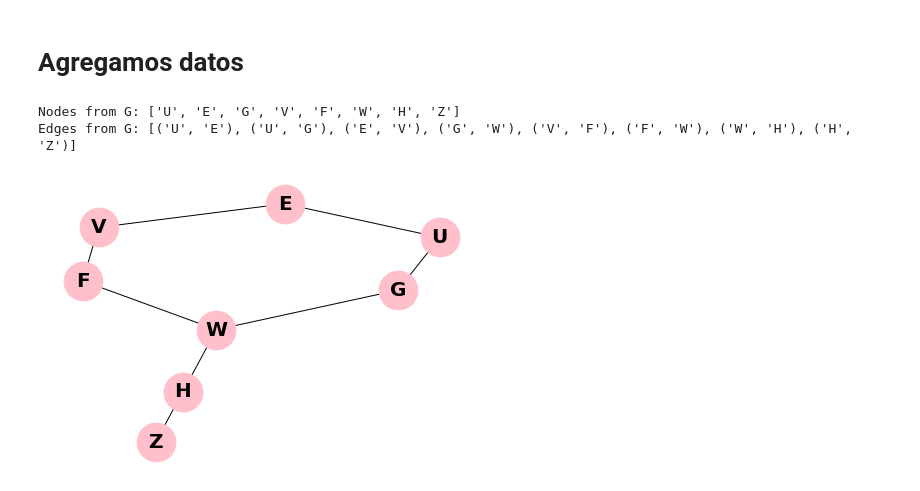
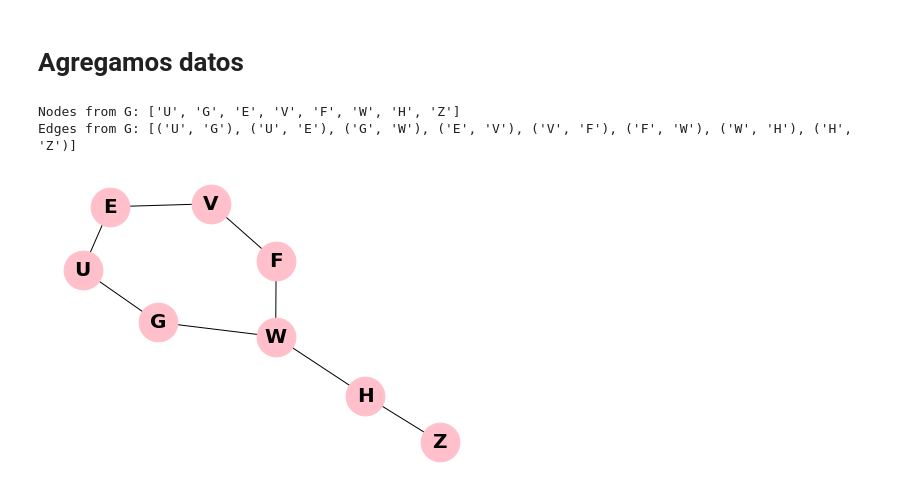
Before and after one commit to AndreaJCharlesSantos/Grafos, a Jupyter notebook: lenguajes-y-automatas-unidad-1-AndreaJCharlesSantos/AdjacencyMapStructure.ipynb, the cells around one changed output. Cells and saved outputs as stored; diff of their text form; code cells hidden in the pictures.

```diff
--- a/lenguajes-y-automatas-unidad-1-AndreaJCharlesSantos/AdjacencyMapStructure.ipynb
+++ b/lenguajes-y-automatas-unidad-1-AndreaJCharlesSantos/AdjacencyMapStructure.ipynb
@@ -27,14 +27,14 @@ adjlist = {}
 # Agregamos datos
 # %%
 adjlist = {
-    "U":["E","G"],
-    "V":["E","F"],
-    "W":["F","G","H"],
-    "Z":["H"]}
+    "U":{"E","G"},
+    "V":{"E","F"},
+    "W":{"F","G","H"},
+    "Z":{"H"}}
 GetGraph(adjlist)
 
 #print(Grafo)
 # %% [output]
-Nodes from G: ['U', 'E', 'G', 'V', 'F', 'W', 'H', 'Z']
-Edges from G: [('U', 'E'), ('U', 'G'), ('E', 'V'), ('G', 'W'), ('V', 'F'), ('F', 'W'), ('W', 'H'), ('H', 'Z')]
+Nodes from G: ['U', 'G', 'E', 'V', 'F', 'W', 'H', 'Z']
+Edges from G: [('U', 'G'), ('U', 'E'), ('G', 'W'), ('E', 'V'), ('V', 'F'), ('F', 'W'), ('W', 'H'), ('H', 'Z')]
-[figure, old version]
+[figure, new version]
```
Also changed, not shown: 2 other files.
